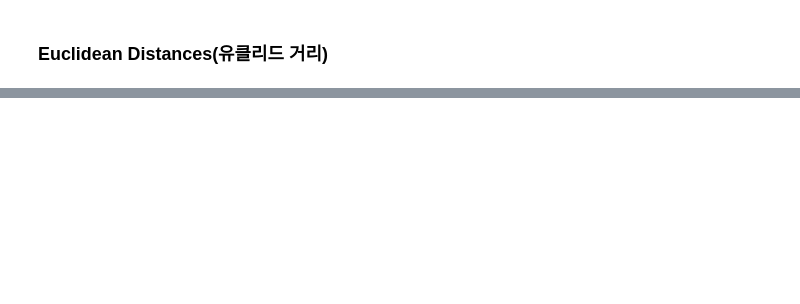
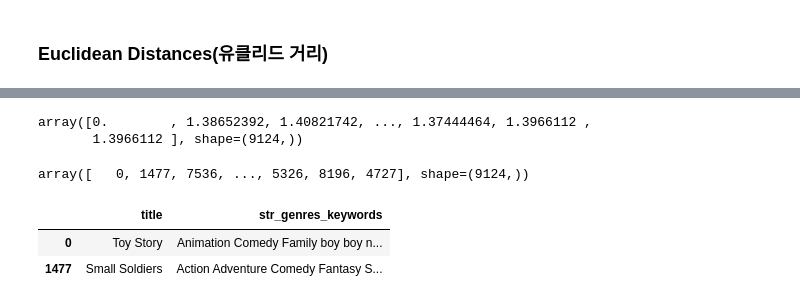
Before and after one commit to hanyong5/2025python, a Jupyter notebook: 02code/02contentbow/02tfidf02.ipynb, the cells around one changed output, grey strips where cells are left out. Drawn from its saved outputs; the diff is of its cells as text; code cells hidden in the pictures; blank space fills up the shorter version.

```diff
--- a/02code/02contentbow/02tfidf02.ipynb
+++ b/02code/02contentbow/02tfidf02.ipynb
@@ -273,0 +306,15 @@ NameError: name 'arr_tfidf' is not defined
+# %%
+similarity_of_euclidean[0]
+# %% [output]
+array([0.        , 1.38652392, 1.40821742, ..., 1.37444464, 1.3966112 ,
+       1.3966112 ], shape=(9124,))
+# %%
+sorted_similarity_of_euclidean[0]
+# %% [output]
+array([   0, 1477, 7536, ..., 5326, 8196, 4727], shape=(9124,))
+# %%
+movies[['title','str_genres_keywords']].iloc[[0,1477]]
+# %% [output]
+|  | title | str_genres_keywords |
+| 0 | Toy Story | Animation Comedy Family boy boy n... |
+| 1477 | Small Soldiers | Action Adventure Comedy Fantasy S... |
```
Also changed, not shown: parts of 6 cells of this notebook.
